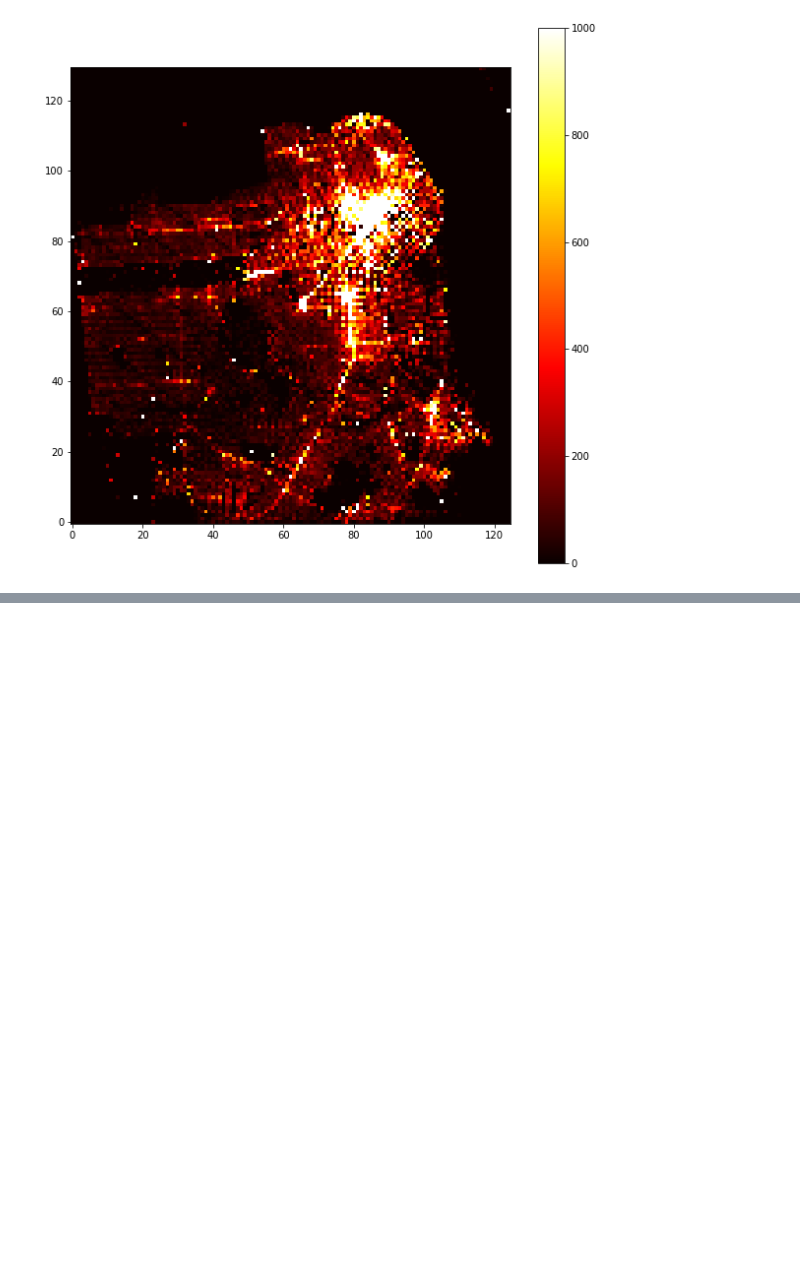
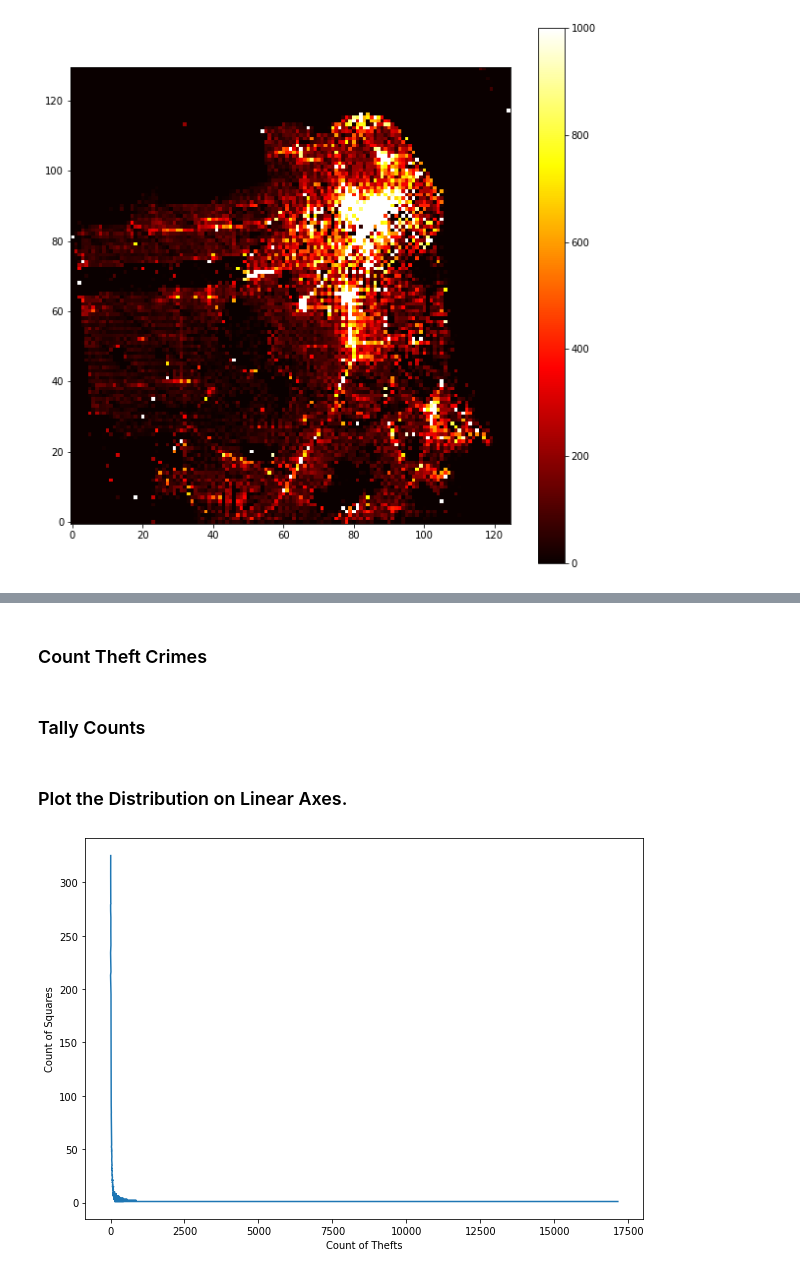
Before and after one commit to Chrypapado/02806-Social-Data-Analysis-and-Visualization, a Jupyter notebook: Exercise5/Exercise5_3.ipynb, the cells around one changed output, grey strips where cells are left out. Cells and saved outputs as stored; diff of their text form; code cells hidden in the pictures; blank space fills up the shorter version.

```diff
--- a/Exercise5/Exercise5_3.ipynb
+++ b/Exercise5/Exercise5_3.ipynb
@@ -86,0 +104,2 @@ array(['LARCENY/THEFT', 'OTHER OFFENSES', 'VEHICLE THEFT', 'FRAUD',
+# %%
+theft = data[data['Category']=='LARCENY/THEFT'][['X','Y']].reset_index(drop=True)
@@ -86,0 +108,28 @@ array(['LARCENY/THEFT', 'OTHER OFFENSES', 'VEHICLE THEFT', 'FRAUD',
+# %%
+theft['lat_map'] = theft['X'].apply(lambda x: min(lat, key = lambda y: abs(y - x)))
+theft['lon_map'] = theft['Y'].apply(lambda x: min(lon, key = lambda y: abs(y - x)))
+# %% [markdown]
+### Count Theft Crimes
+# %%
+count_theft = theft.groupby(['lat_map', 'lon_map']).size().reset_index()
+count_theft.columns = ['Lat', 'Lon', 'Count']
+
+grid['Count'] = pd.merge(grid, count_theft, on=['Lon', 'Lat'], how='left')['Count']
+grid['Count'] = grid['Count'].fillna(0)
+# %% [markdown]
+### Tally Counts
+# %%
+tally_counts = grid['Count'].value_counts().to_frame().reset_index()
+tally_counts.columns = ['Count of Thefts', 'Count of Squares']
+# %% [markdown]
+### Plot the Distribution on Linear Axes.
+# %%
+plt.figure(figsize=(10, 7))
+
+plt.plot(tally_counts['Count of Thefts'][1:], tally_counts['Count of Squares'][1:])
+plt.xlabel('Count of Thefts', fontsize=10)
+plt.ylabel('Count of Squares', fontsize=10)
+
+plt.show()
+# %% [output]
+[figure, added]
```
Also changed, not shown: parts of 9 cells of this notebook, 1 other file.
